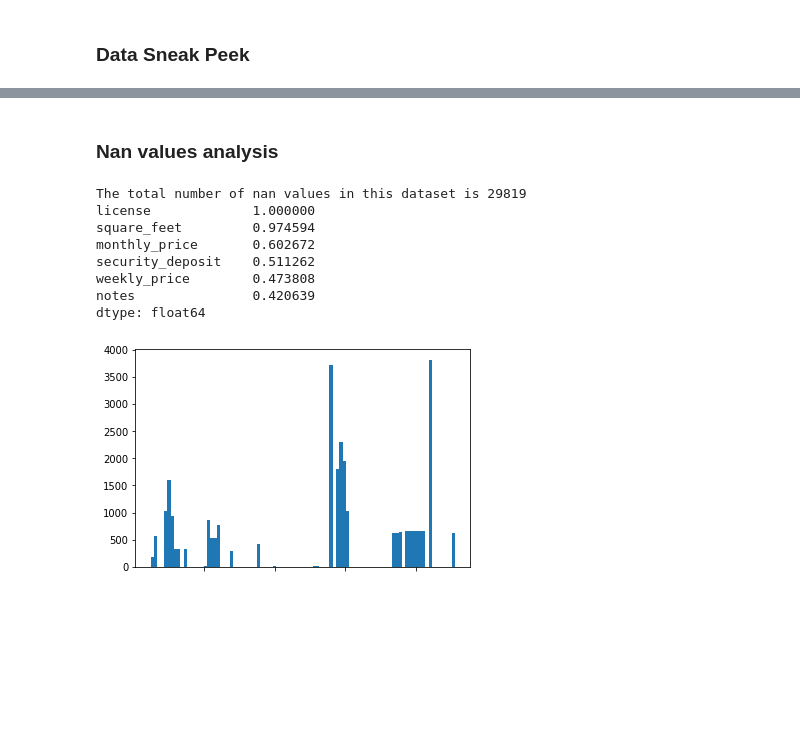
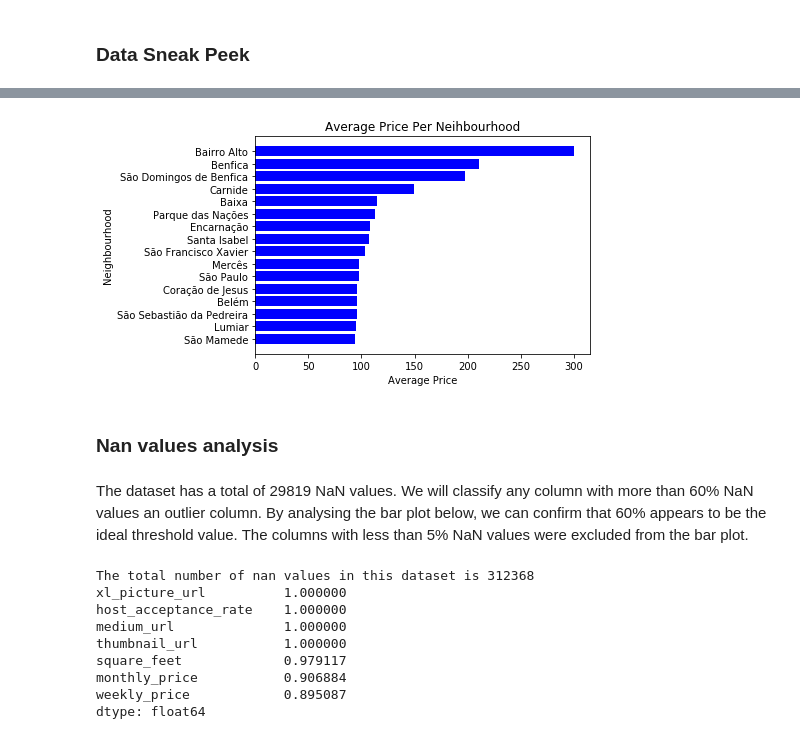
Before and after one commit to diogo-bastos/airbnb-lisbon-data-analysis, a Jupyter notebook: Airbnb-Lisbon-Data-Analysis.ipynb, the cells around one changed output, grey strips where cells are left out. Cells and saved outputs as stored; diff of their text form; code cells hidden in the pictures; blank space fills up the shorter version.

```diff
--- a/Airbnb-Lisbon-Data-Analysis.ipynb
+++ b/Airbnb-Lisbon-Data-Analysis.ipynb
@@ -51,0 +113,3 @@ This dataset has 3818 rows and 92 columns
+# %%
+mean_prices_per_neibourhood = air_bnb_listings_raw.groupby(['neighbourhood'])['float_price'].mean()
+mean_prices_per_neibourhood.sort_values(ascending=False).head(10)
@@ -52,15 +129,29 @@ This dataset has 3818 rows and 92 columns
+# %%
+mean_prices_per_neibourhood_sorted = mean_prices_per_neibourhood.sort_values()
+mask0 = mean_prices_per_neibourhood_sorted > 90
+plt.barh(mean_prices_per_neibourhood_sorted[mask0].index,mean_prices_per_neibourhood_sorted[mask0], color = 'blue')
+plt.xlabel('Average Price')
+plt.ylabel('Neighbourhood')
+plt.title('Average Price Per Neihbourhood')
+plt.show()
+plt.close()
+# %% [output]
+[figure, added]
 # %% [markdown]
 ### Nan values analysis <a class="anchor" id="second-bullet"></a>
+# %% [markdown]
+The dataset has a total of 29819 NaN values. We will classify any column with more than 60% NaN values an outlier column. By analysing the bar plot below, we can confirm that 60% appears to be the ideal threshold value. The columns with less than 5% NaN values were excluded from the bar plot.
 # %%
 print(f'The total number of nan values in this dataset is {air_bnb_listings_raw.isnull().sum().sum()}')
 null_values_per_column = air_bnb_listings_raw.isnull().sum()/air_bnb_listings_raw.shape[0]
-print(null_values_per_column.sort_values(ascending=False)[null_values_per_column > .3])
+print(null_values_per_column.sort_values(ascending=False)[null_values_per_column > .6])
 # %% [output]
-The total number of nan values in this dataset is 29819
-license             1.000000
-square_feet         0.974594
-monthly_price       0.602672
-security_deposit    0.511262
-weekly_price        0.473808
-notes               0.420639
+The total number of nan values in this dataset is 312368
+xl_picture_url          1.000000
+host_acceptance_rate    1.000000
+medium_url              1.000000
+thumbnail_url           1.000000
+square_feet             0.979117
+monthly_price           0.906884
+weekly_price            0.895087
 dtype: float64
@@ -73,9 +157,0 @@ for column in air_bnb_listings_raw:
-# %%
-#print the histogram
-plt.tick_params(
-    axis='x',
-    labelbottom=False)
-plt.hist(dataset_for_histogram, bins=air_bnb_listings_raw.columns.size, rwidth=100)
-plt.show()
-# %% [output]
-[figure, removed]
```
Also changed, not shown: parts of 11 cells of this notebook, 1 other file.
